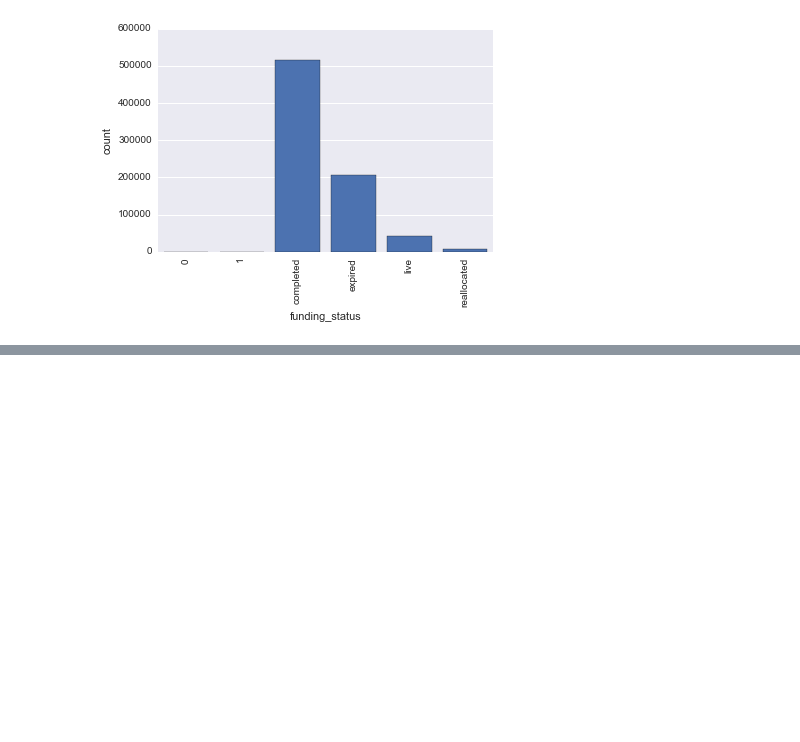
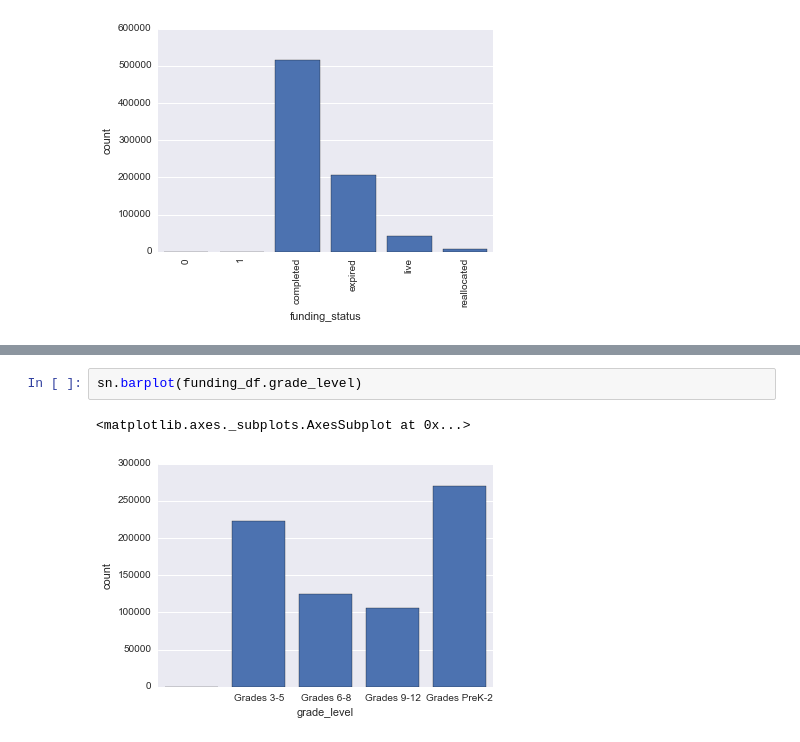
Before and after one commit to LylePayne/Fletcher-iPythonNotebooks, a Jupyter notebook: Project Kojak - DonorsChoose.ipynb, the cells around one changed output, grey strips where cells are left out. Saved outputs shown, nothing was run; the diff lists cells and outputs as text; blank space fills up the shorter version.

```diff
--- a/Project Kojak - DonorsChoose.ipynb
+++ b/Project Kojak - DonorsChoose.ipynb
@@ -200,0 +245,5 @@ SyntaxError: invalid syntax (<ipython-input-144-6cc4701bb089>, line 1)
+# %%
+sn.barplot(funding_df.grade_level)
+# %% [output]
+<matplotlib.axes._subplots.AxesSubplot at 0x...>
+[figure, added]
```
Also changed, not shown: parts of 40 cells of this notebook.
